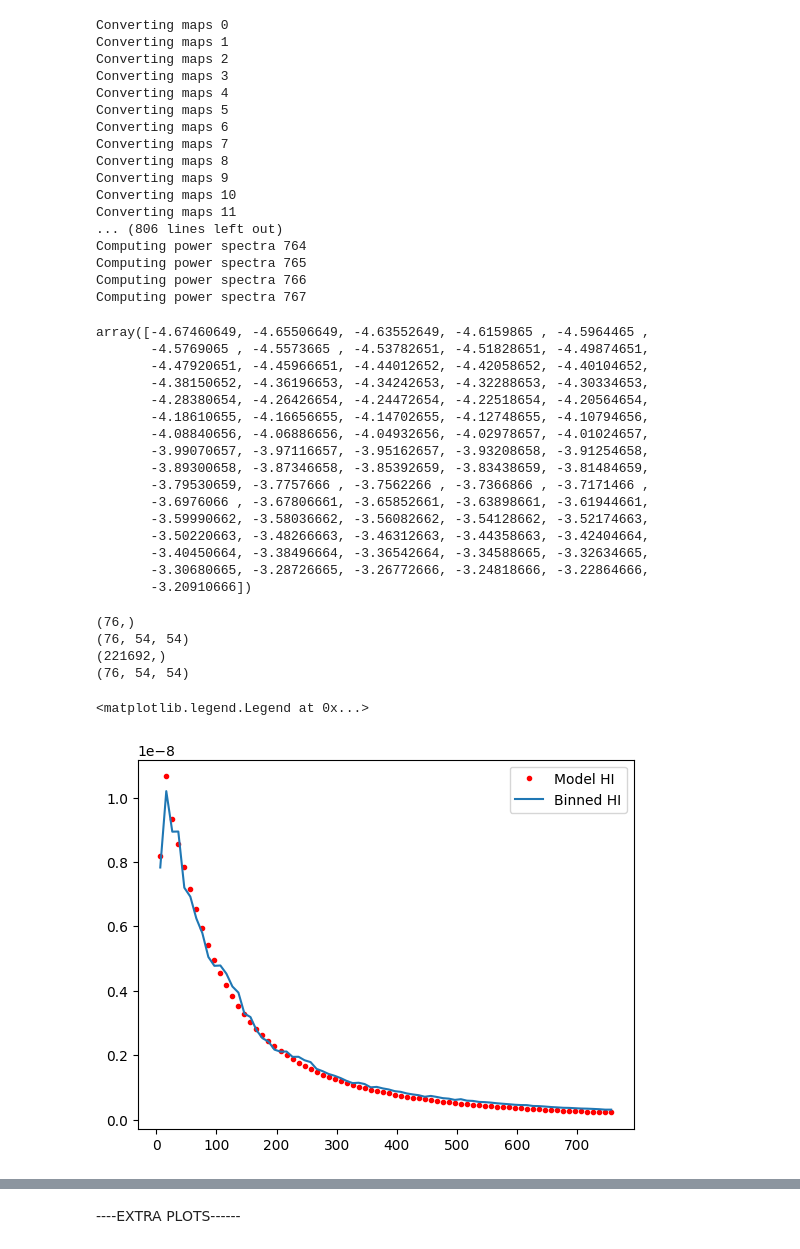
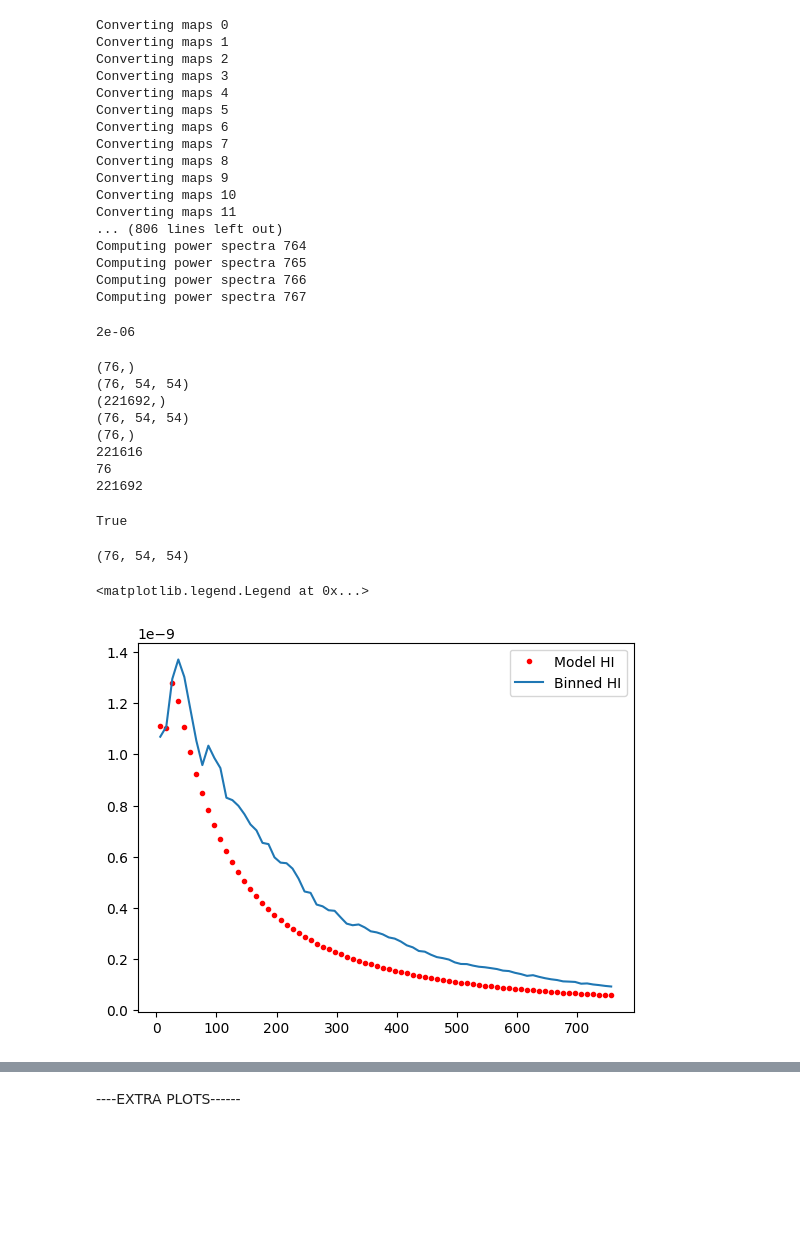
Before and after one commit to urwa99/MASS_Thesis, a Jupyter notebook: HI/parametric_model.ipynb, the cells around one changed output, grey strips where cells are left out. Cells and saved outputs as stored; diff of their text form; code cells hidden in the pictures; blank space fills up the shorter version.

```diff
--- a/HI/parametric_model.ipynb
+++ b/HI/parametric_model.ipynb
@@ -89,13 +89,13 @@ Computing power spectra 767
 # %%
 sparse_corr=np.load('/home/urwa/MASS_Thesis/HI/sparse_hi_corr.npy')
 # %%
-def model_covariance(A_l, F,n_bins):
+def model_hi_covariance(A_l, I_v,F,n_bins):
 
     # F: (N_channels, r), P_b: (r, r), C_HI & C_noise: (N_channels, N_channels)
     C_b= np.zeros((n_bins, nfreqs, nfreqs))
-    I_v= np.eye(nfreqs)
+    # I_v= np.eye(nfreqs)
     for b in range(n_bins):
-        C_b[b,:,:]= A_l[b] * (np.diag(np.sqrt(np.abs(F[b]))) @ I_v @ np.diag(np.sqrt(np.abs(F[b]))).T)
+        C_b[b,:,:]= (A_l[b])* (np.diag(np.sqrt(np.abs(F[b]))) @ I_v@ np.diag(np.sqrt(np.abs(F[b]))).T)
     return C_b
 
 
@@ -143,42 +142,45 @@ log_cl = np.log10(hi_binned[:,f,f])
 
 popt, _ = curve_fit(log_poly_model, log_ell, log_cl, p0=np.ones(7)) #initial coefficient guess of ones of size k
 smooth_cl = 10**log_poly_model(log_ell, *popt)
-# %%
-n_l
-# %% [output]
-array([-4.67460649, -4.65506649, -4.63552649, -4.6159865 , -4.5964465 ,
-       -4.5769065 , -4.5573665 , -4.53782651, -4.51828651, -4.49874651,
-       -4.47920651, -4.45966651, -4.44012652, -4.42058652, -4.40104652,
-       -4.38150652, -4.36196653, -4.34242653, -4.32288653, -4.30334653,
-       -4.28380654, -4.26426654, -4.24472654, -4.22518654, -4.20564654,
-       -4.18610655, -4.16656655, -4.14702655, -4.12748655, -4.10794656,
-       -4.08840656, -4.06886656, -4.04932656, -4.02978657, -4.01024657,
-       -3.99070657, -3.97116657, -3.95162657, -3.93208658, -3.91254658,
-       -3.89300658, -3.87346658, -3.85392659, -3.83438659, -3.81484659,
-       -3.79530659, -3.7757666 , -3.7562266 , -3.7366866 , -3.7171466 ,
-       -3.6976066 , -3.67806661, -3.65852661, -3.63898661, -3.61944661,
-       -3.59990662, -3.58036662, -3.56082662, -3.54128662, -3.52174663,
-       -3.50220663, -3.48266663, -3.46312663, -3.44358663, -3.42404664,
-       -3.40450664, -3.38496664, -3.36542664, -3.34588665, -3.32634665,
-       -3.30680665, -3.28726665, -3.26772666, -3.24818666, -3.22864666,
-       -3.20910666])
+# %%
+3.5e-3/1.75e3
+# %% [output]
+2e-06
 # %%
-F_fit= params_F(freqs[:-1],n_l/7e2)
+F_fit= params_F(freqs[:-1],n_fit/1.75e3)
 P_fit=smooth_cl
 print(P_fit.shape)
 print(F_fit.shape)
 params_fit = np.concatenate([F_fit.flatten(), P_fit.flatten()])
 print(params_fit.shape)
-model_fit=model_covariance(smooth_cl, F_fit,nbins)
-print(model_fit.shape)
-plt.plot(leff,model_fit[:,f,f],'r.',label='Model HI')
-plt.plot(leff,hi_binned[:,f,f], label='Binned HI')
-plt.legend()
-# plt.loglog()
+# Check recovery
+F_re = params_fit[:nbins*nfreqs * nfreqs].reshape((nbins,nfreqs, nfreqs))
+P_b_re = params_fit[nbins*nfreqs * nfreqs:].reshape((nbins))
+print(F_re.shape)
+print(P_b_re.shape)
+print(F_re.size)
+print(P_b_re.size)
+print(params_fit.size)
+np.allclose(F_fit, F_re)  # should return True
+np.allclose(P_fit, P_b_re)  # should return True
 # %% [output]
 (76,)
 (76, 54, 54)
 (221692,)
 (76, 54, 54)
+(76,)
+221616
+76
+221692
-<matplotlib.legend.Legend at 0x...>
+True
-[figure, removed]
+# %%
+model_hi=model_hi_covariance(P_fit,sparse_corr, F_fit,nbins)
+print(model_hi.shape)
+plt.plot(leff,model_hi[:,f,f],'r.',label='Model HI')
+plt.plot(leff,hi_binned[:,f,f], label='Binned HI')
+plt.legend()
+# plt.loglog()
+# %% [output]
+(76, 54, 54)
+<matplotlib.legend.Legend at 0x...>
+[figure, added]
```
Also changed, not shown: parts of 21 cells of this notebook.
